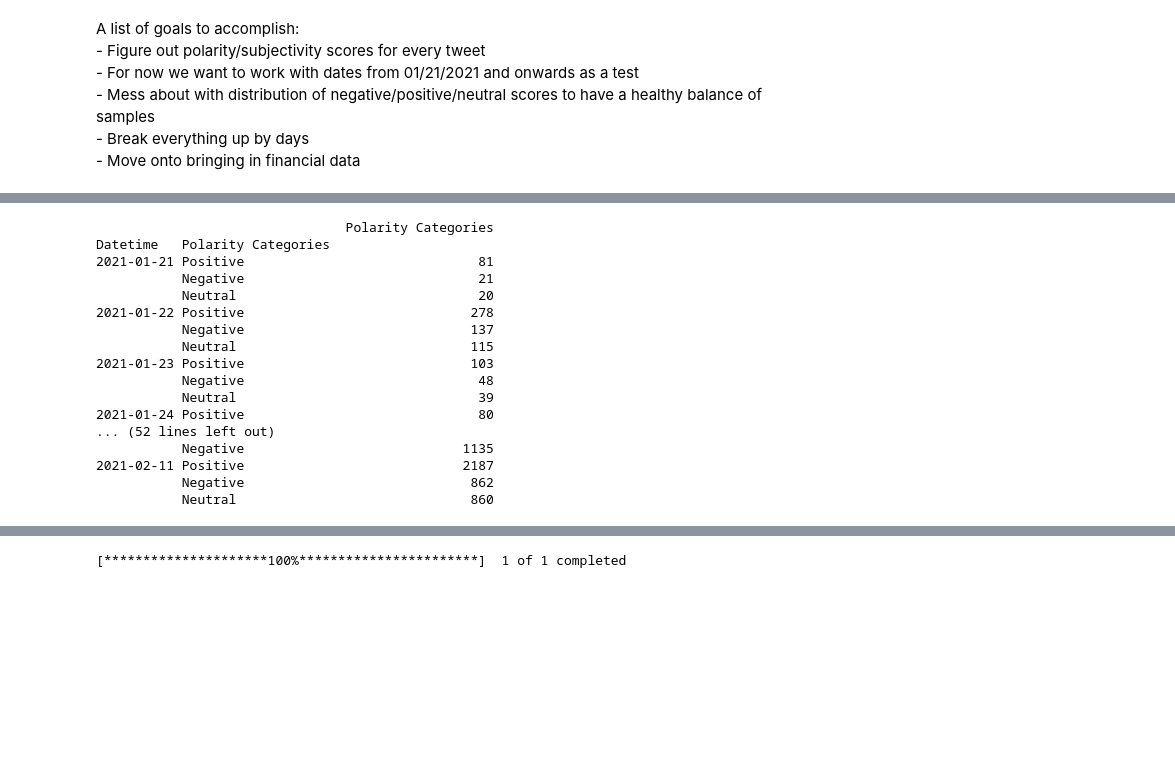
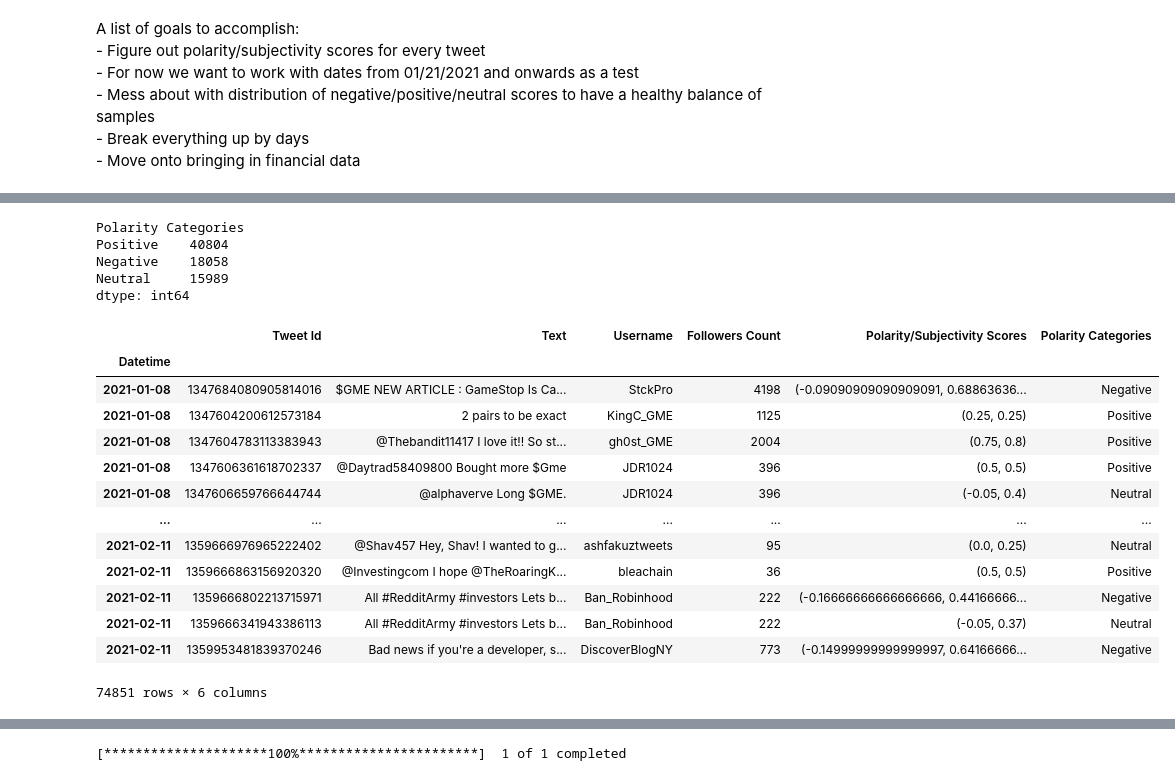
Before and after one commit to daanishali921/twitter_sentiment_stock_trend_predictor, a Jupyter notebook: scrap_book.ipynb, the cells around one changed output, grey strips where cells are left out. Cells and saved outputs as stored; diff of their text form; code cells hidden in the pictures; blank space fills up the shorter version.

```diff
--- a/scrap_book.ipynb
+++ b/scrap_book.ipynb
@@ -117 +146,22 @@ def dataWrangle(dataframe_list):
+# %%
+# 1. Polarity Score Categories as a column on DataFrame
+# 2. Creating categorical polarity column
+
+def polarityCategories(tup):
+    if tup[0] < -0.05:
+        return 'Negative'
+    elif tup[0] > 0.05:
+        return 'Positive'
+    else:
+        return 'Neutral'
+
+def polarityColumns(df_tweets):
+    df_tweets['Polarity/Subjectivity Scores'] = df_tweets['Text'].apply(lambda text: TextBlob(text).sentiment)
+    df_tweets_filtered = df_tweets[df_tweets['Polarity/Subjectivity Scores'] != (0.0,0.0)]
+    df_tweets_filtered = df_tweets_filtered.copy()
+    df_tweets_filtered['Polarity Categories'] = df_tweets_filtered['Polarity/Subjectivity Scores'].apply(lambda x: polarityCategories(x))
+
+    print(df_tweets_filtered.value_counts('Polarity Categories'))
+
+    return df_tweets_filtered
 # %% [markdown]
@@ -126,6 +181,6 @@ file_path_tweets_GME = glob.glob('tweets_GME/*')
 file_path_tweets_scraped = glob.glob('tweets_scraped/*')
 # %%
 # Creating a list of DataFrames using glob's list of files names
-df_list = []
+df_tweet_gme_list = []
 for i in file_path_tweets_GME + file_path_tweets_scraped:
-    df_list.append(pd.read_csv(i))
+    df_tweet_gme_list.append(pd.read_csv(i))
@@ -141,2 +187,2 @@ def toDateTimeIndex(df): # year-month-day
 # %%
-df = dataWrangle(df_list)
+df_tweet_gme = dataWrangle(df_tweet_gme_list)
@@ -278,23 +215,26 @@ Name: Polarity/Subjectivity Scores, dtype: float64
-# %%
-# Polarity Categories count per day
-
-print(pd.DataFrame(df_sorted_dates['Polarity Categories'].groupby('Datetime').value_counts()).to_string())
-# %% [output]
-                                Polarity Categories
-Datetime   Polarity Categories
-2021-01-21 Positive                              81
-           Negative                              21
-           Neutral                               20
-2021-01-22 Positive                             278
-           Negative                             137
-           Neutral                              115
-2021-01-23 Positive                             103
-           Negative                              48
-           Neutral                               39
-2021-01-24 Positive                              80
-... (52 lines left out)
-           Negative                            1135
-2021-02-11 Positive                            2187
-           Negative                             862
-           Neutral                              860
+# %%
+df_tweet_gme = polarityColumns(df_tweet_gme)
+# %% [output]
+Polarity Categories
+Positive    40804
+Negative    18058
+Neutral     15989
+dtype: int64
+# %%
+df_tweet_gme
+# %% [output]
+|  | Tweet Id | Text | Username | Followers Count | Polarity/Subjectivity Scores | Polarity Categories |
+| Datetime |  |  |  |  |  |  |
+| 2021-01-08 | 1347684080905814016 | $GME NEW ARTICLE : GameStop Is Ca... | StckPro | 4198 | (-0.09090909090909091, 0.68863636... | Negative |
+| 2021-01-08 | 1347604200612573184 | 2 pairs to be exact | KingC_GME | 1125 | (0.25, 0.25) | Positive |
+| 2021-01-08 | 1347604783113383943 | @Thebandit11417 I love it!! So st... | gh0st_GME | 2004 | (0.75, 0.8) | Positive |
+| 2021-01-08 | 1347606361618702337 | @Daytrad58409800 Bought more $Gme | JDR1024 | 396 | (0.5, 0.5) | Positive |
+| 2021-01-08 | 1347606659766644744 | @alphaverve Long $GME. | JDR1024 | 396 | (-0.05, 0.4) | Neutral |
+| ... | ... | ... | ... | ... | ... | ... |
+| 2021-02-11 | 1359666976965222402 | @Shav457 Hey, Shav! I wanted to g... | ashfakuztweets | 95 | (0.0, 0.25) | Neutral |
+| 2021-02-11 | 1359666863156920320 | @Investingcom I hope @TheRoaringK... | bleachain | 36 | (0.5, 0.5) | Positive |
+| 2021-02-11 | 1359666802213715971 | All #RedditArmy #investors Lets b... | Ban_Robinhood | 222 | (-0.16666666666666666, 0.44166666... | Negative |
+| 2021-02-11 | 1359666341943386113 | All #RedditArmy #investors Lets b... | Ban_Robinhood | 222 | (-0.05, 0.37) | Neutral |
+| 2021-02-11 | 1359953481839370246 | Bad news if you're a developer, s... | DiscoverBlogNY | 773 | (-0.14999999999999997, 0.64166666... | Negative |
+74851 rows × 6 columns
 # %% [markdown]
```
Also changed, not shown: parts of 58 cells of this notebook.
